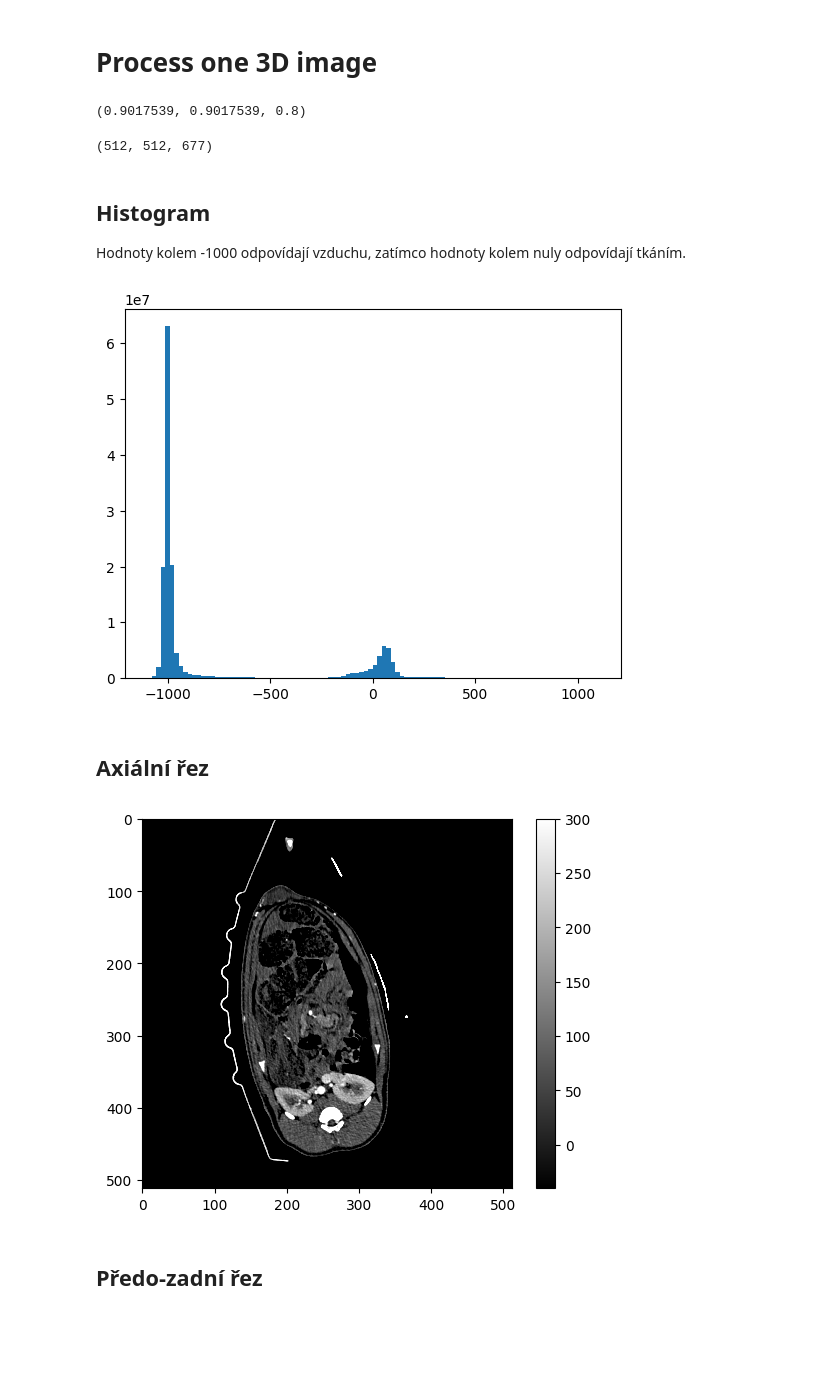
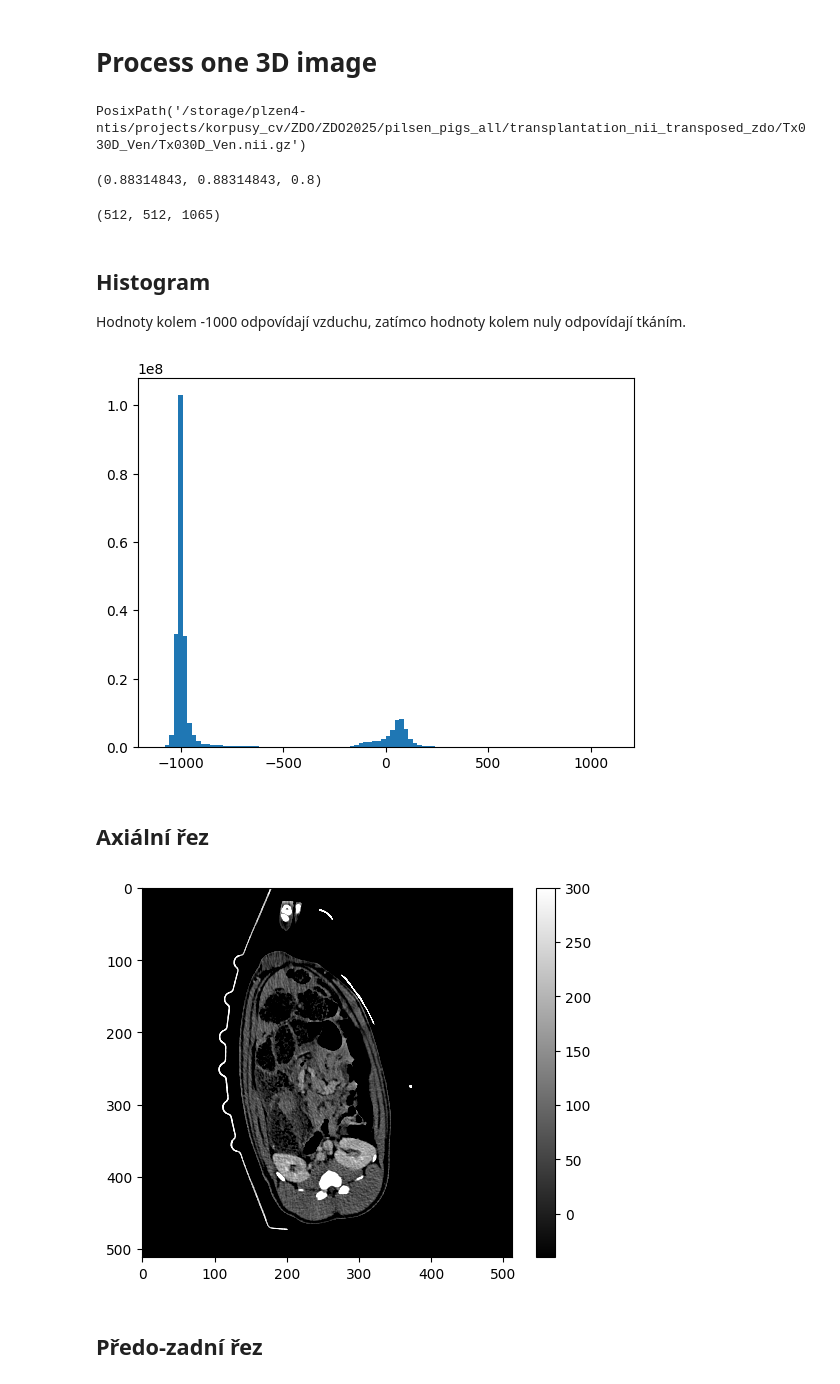
Before and after one commit to mjirik/zdo2025, a Jupyter notebook: ZDO2025.ipynb, the cells around one changed output. Drawn from its saved outputs; the diff is of its cells as text; code cells hidden in the pictures; blank space fills up the shorter version.

```diff
--- a/ZDO2025.ipynb
+++ b/ZDO2025.ipynb
@@ -91,22 +91,25 @@ import matplotlib.pyplot as plt
 import imma
 import numpy as np
 # %%
-dataset_path = Path(os.environ.get("DATA_PP", default="/storage/plzen4-ntis/home/mjirik/data/biomedical/orig/pilsen_pigs_all/transplantation_nii_transposed_zdo"))
+dataset_path = Path(os.environ.get("DATA_PP", default="/storage/plzen4-ntis/projects/korpusy_cv/ZDO/ZDO2025/pilsen_pigs_all/transplantation_nii_transposed_zdo"))
 assert dataset_path.exists(), "Data not found"
 # %% [markdown]
 # Process one 3D image
 # %%
-fn = list(dataset_path.glob("**/*.nii.gz"))[0]
+fn = list(dataset_path.glob("**/*.nii.gz"))[1]
+fn
+# %% [output]
+PosixPath('/storage/plzen4-ntis/projects/korpusy_cv/ZDO/ZDO2025/pilsen_pigs_all/transplantation_nii_transposed_zdo/Tx030D_Ven/Tx030D_Ven.nii.gz')
 # %%
 datap = io3d.read(fn)
 # size of voxel
 datap.voxelsize_mm
 # %% [output]
-(0.9017539, 0.9017539, 0.8)
+(0.88314843, 0.88314843, 0.8)
 # %%
 datap.data3d.shape
 # %% [output]
-(512, 512, 677)
+(512, 512, 1065)
 # %% [markdown]
 ## Histogram
 
@@ -114,17 +117,17 @@ Hodnoty kolem -1000 odpovídají vzduchu, zatímco hodnoty kolem nuly odpovídaj
 # %%
 hist_data = plt.hist(datap.data3d.flatten(), bins=100, range=[-1100, 1100])
 # %% [output]
-[figure, old version]
+[figure, new version]
 # %% [markdown]
 ## Axiální řez
 # %%
 # show i-th slice
-i = 400
+i = 450
 plt.imshow(datap.data3d[:,:,i], cmap="gray", clim=[-40, 300])
 plt.colorbar()
 plt.show()
 # %% [output]
-[figure, old version]
+[figure, new version]
 # %% [markdown]
 ## Předo-zadní řez
 # %%
```
Also changed, not shown: parts of 13 cells of this notebook.
